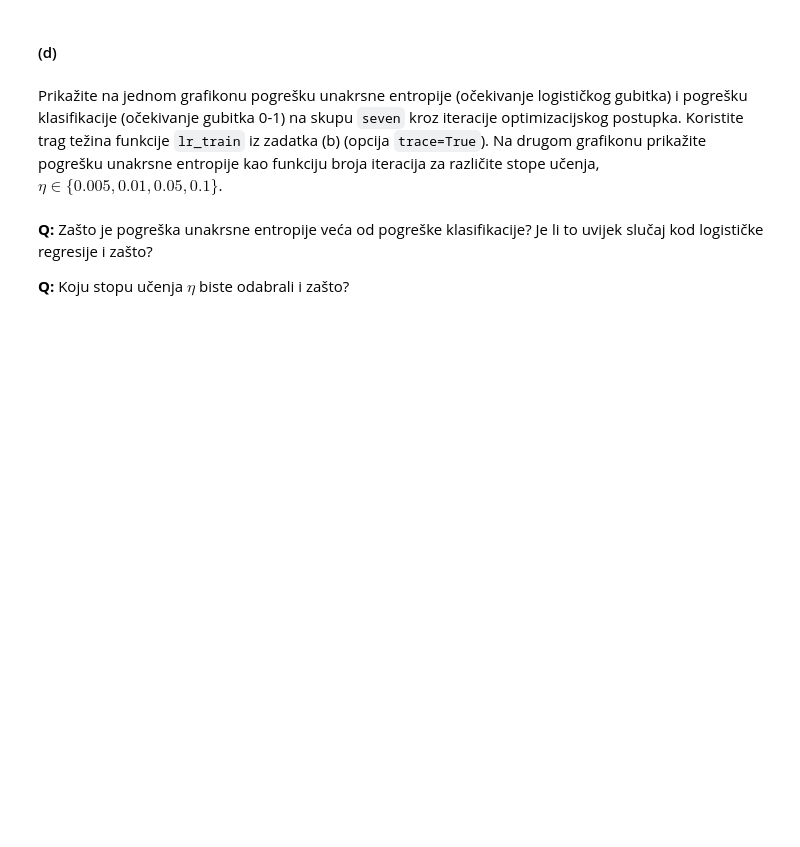
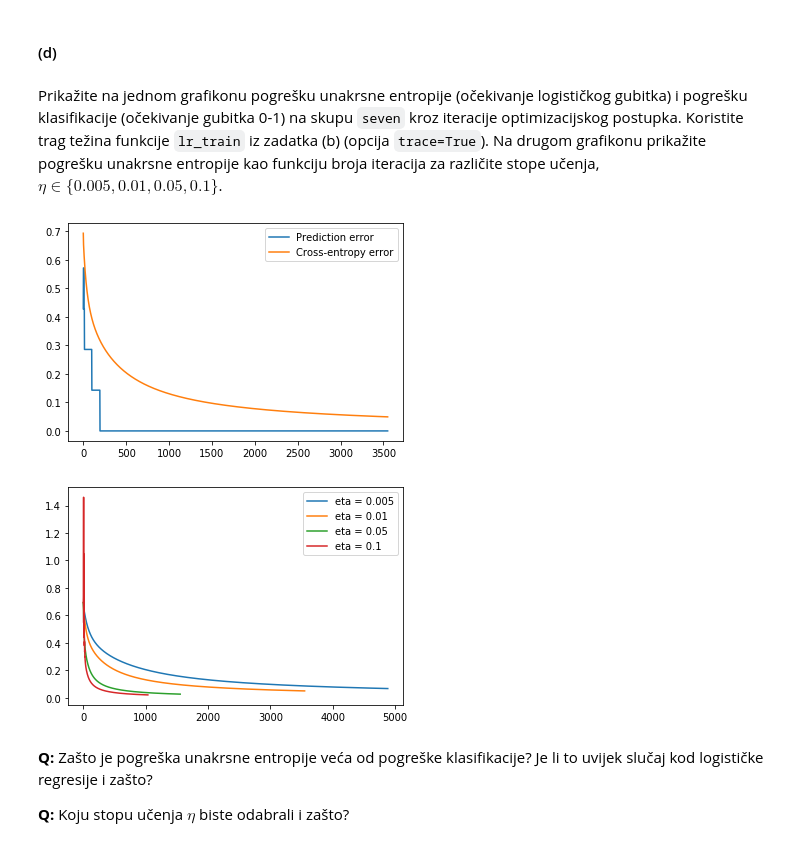
Before and after one commit to aj50009/su, a Jupyter notebook: SU-2019-LAB02-0036500097.ipynb, the cells around one changed output. Cells and saved outputs as stored; diff of their text form; code cells hidden in the pictures; blank space fills up the shorter version.

```diff
--- a/SU-2019-LAB02-0036500097.ipynb
+++ b/SU-2019-LAB02-0036500097.ipynb
@@ -235,3 +276,25 @@ Prikažite na jednom grafikonu pogrešku unakrsne entropije (očekivanje logisti
+# %%
+# Vaš kôd ovdje
+pred_errs = []
+ce_errs = []
+for w in seven_steps:
+    pred_errs.append(1 - accuracy_score(seven_y, np.array([1 if h >= 0.5 else 0 for h in lr_h(seven_X, w)])))
+    ce_errs.append(cross_entropy_error(seven_X, seven_y, w))
+plt.figure(1)
+plt.plot(range(len(seven_steps)), pred_errs, label = "Prediction error")
+plt.plot(range(len(seven_steps)), ce_errs, label = "Cross-entropy error")
+plt.legend()
+plt.figure(2)
+for eta in [0.005, 0.01, 0.05, 0.1]:
+    (seven_w, seven_steps) = lr_train(seven_X, seven_y, eta = eta, max_iter = max_iter, trace = True, alpha = alpha, epsilon = epsilon)
+    errs = []
+    for w in seven_steps:
+        errs.append(cross_entropy_error(seven_X, seven_y, w))
+    plt.plot(range(len(seven_steps)), errs, label = "eta = " + str(eta))
+_ = plt.legend()
+# %% [output]
+[figure, added]
+[figure, added]
 # %% [markdown]
 
 **Q:** Zašto je pogreška unakrsne entropije veća od pogreške klasifikacije? Je li to uvijek slučaj kod logističke regresije i zašto?
```
Also changed, not shown: parts of 9 cells of this notebook.
